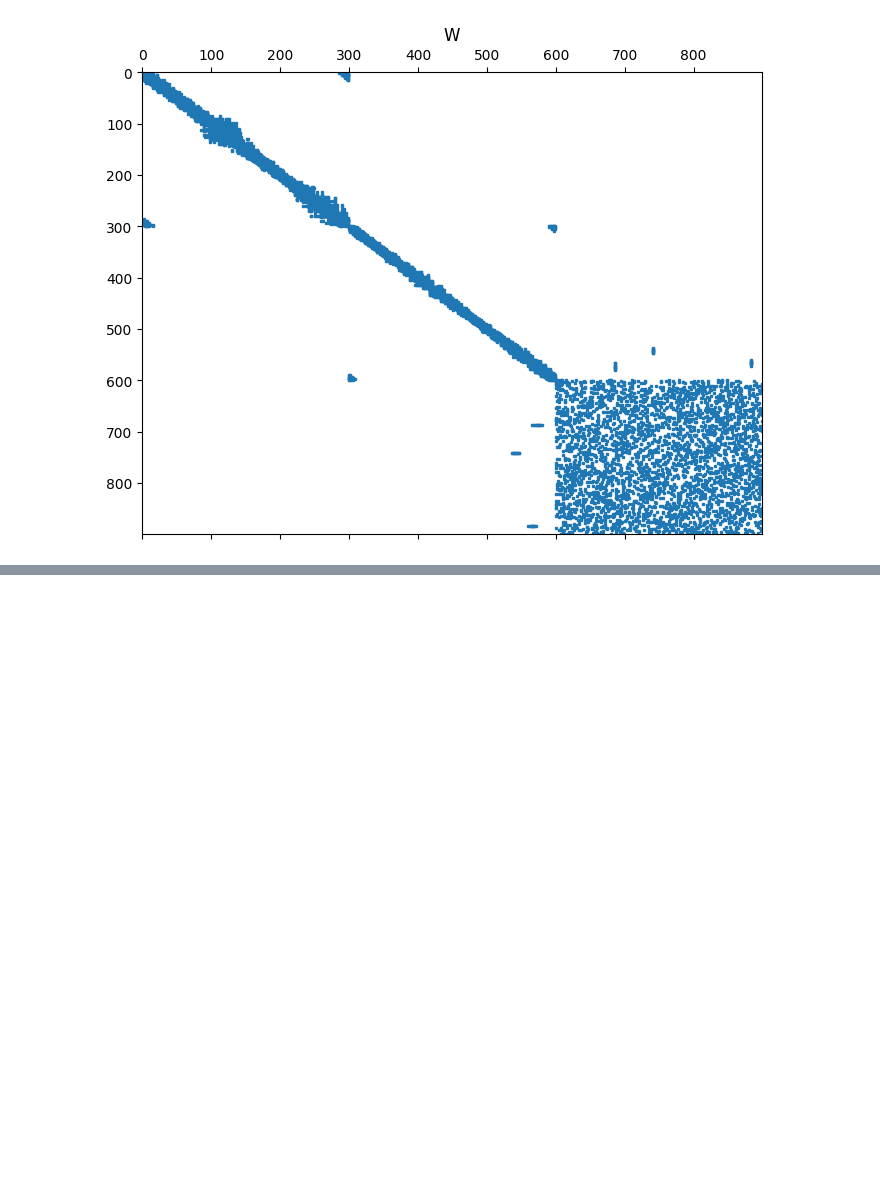
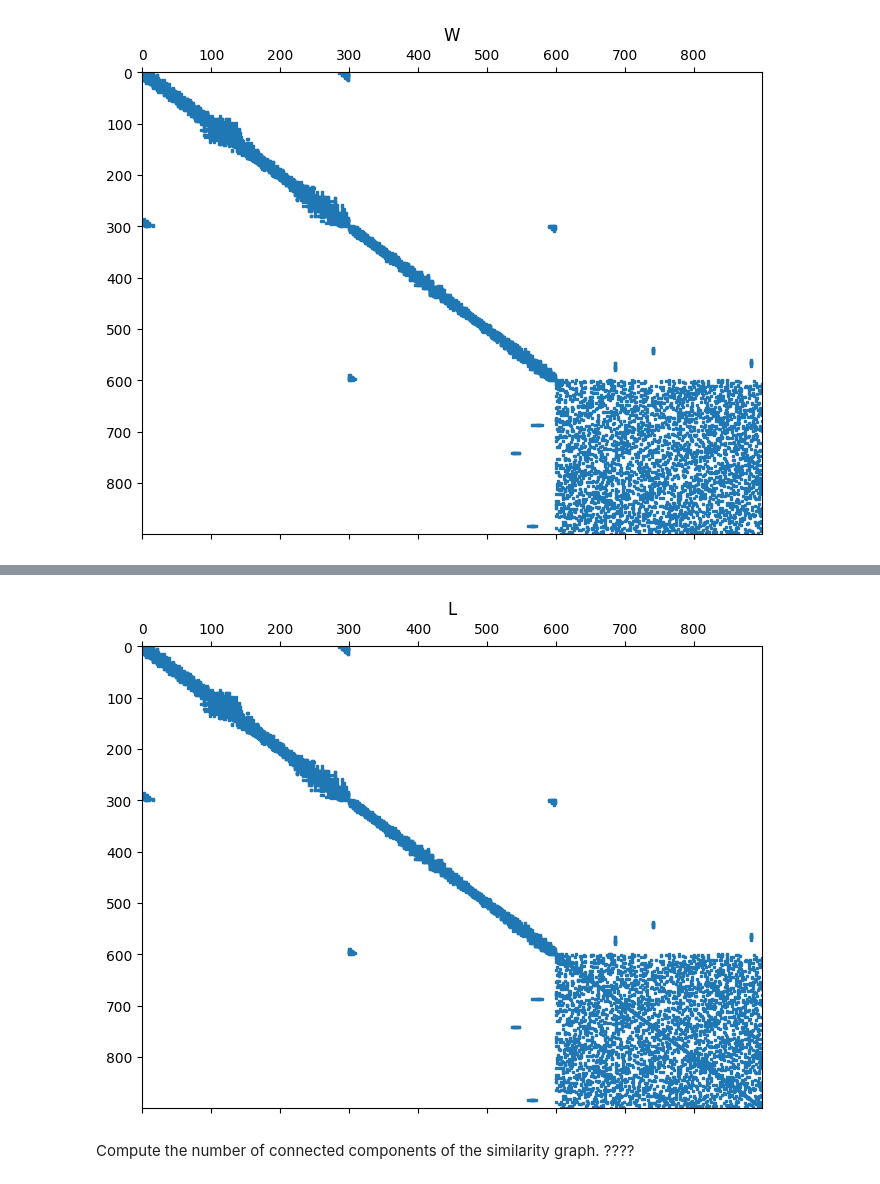
Before and after one commit to chiaramaretto/CA-Homework2, a Jupyter notebook: Maretto_Gosmar_HWSC.ipynb, the cells around one changed output, grey strips where cells are left out. Saved outputs shown, nothing was run; the diff lists cells and outputs as text; code cells hidden in the pictures; blank space fills up the shorter version.

```diff
--- a/Maretto_Gosmar_HWSC.ipynb
+++ b/Maretto_Gosmar_HWSC.ipynb
@@ -89,2 +97,11 @@ plt.show()
 # %%
 L = D - W
+# %%
+plt.figure(figsize=(8, 6))
+plt.spy(L, markersize=2, aspect='auto')  # Visualize the sparsity pattern
+plt.title("L")
+plt.show()
+# %% [output]
+[figure, added]
+# %% [markdown]
+Compute the number of connected components of the similarity graph. ????
```
Also changed, not shown: parts of 22 cells of this notebook.
